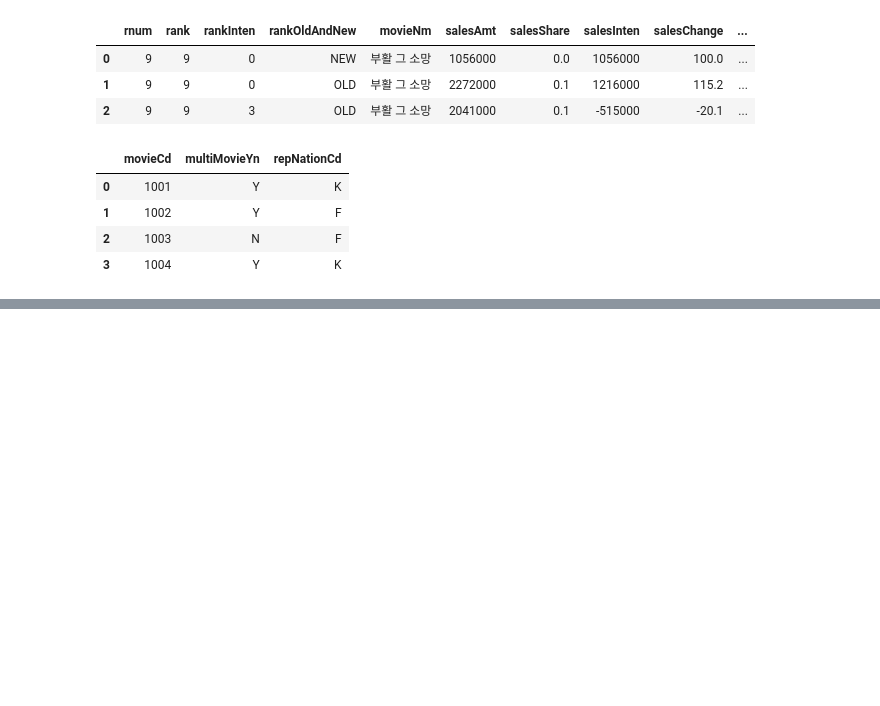
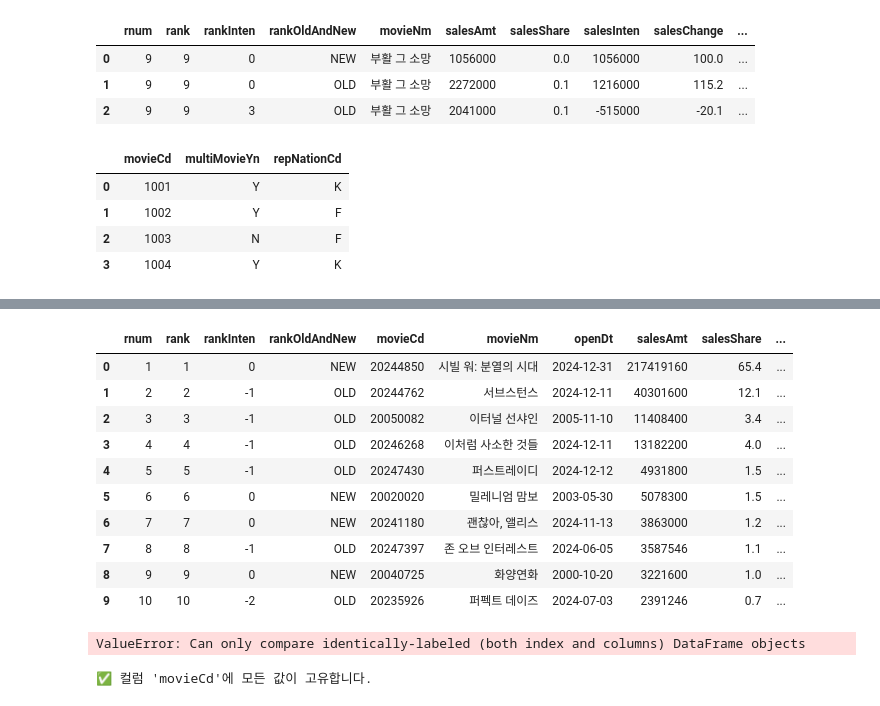
Before and after one commit to Jacob-53/movie, a Jupyter notebook: notes/Untitled.ipynb, the cells around one changed output, grey strips where cells are left out. Drawn from its saved outputs; the diff is of its cells as text; code cells hidden in the pictures; blank space fills up the shorter version.

```diff
--- a/notes/Untitled.ipynb
+++ b/notes/Untitled.ipynb
@@ -149,0 +198,66 @@ r_df
+# %%
+df13=pd.read_parquet("/home/jacob/data/movies/dailyboxoffice/dt=20241231/multiMovieYn=Y")
+df14=pd.read_parquet("/home/jacob/data/movies/dailyboxoffice/dt=20241231/multiMovieYn=Y/0bd745355cc14cc9a7d4ce779b8c15fb-0.parquet")
+df14
+# %% [output]
+|  | rnum | rank | rankInten | rankOldAndNew | movieCd | movieNm | openDt | salesAmt | salesShare | ... |
+| 0 | 1 | 1 | 0 | NEW | 20244850 | 시빌 워: 분열의 시대 | 2024-12-31 | 217419160 | 65.4 | ... |
+| 1 | 2 | 2 | -1 | OLD | 20244762 | 서브스턴스 | 2024-12-11 | 40301600 | 12.1 | ... |
+| 2 | 3 | 3 | -1 | OLD | 20050082 | 이터널 선샤인 | 2005-11-10 | 11408400 | 3.4 | ... |
+| 3 | 4 | 4 | -1 | OLD | 20246268 | 이처럼 사소한 것들 | 2024-12-11 | 13182200 | 4.0 | ... |
+| 4 | 5 | 5 | -1 | OLD | 20247430 | 퍼스트레이디 | 2024-12-12 | 4931800 | 1.5 | ... |
+| 5 | 6 | 6 | 0 | NEW | 20020020 | 밀레니엄 맘보 | 2003-05-30 | 5078300 | 1.5 | ... |
+| 6 | 7 | 7 | 0 | NEW | 20241180 | 괜찮아, 앨리스 | 2024-11-13 | 3863000 | 1.2 | ... |
+| 7 | 8 | 8 | -1 | OLD | 20247397 | 존 오브 인터레스트 | 2024-06-05 | 3587546 | 1.1 | ... |
+| 8 | 9 | 9 | 0 | NEW | 20040725 | 화양연화 | 2000-10-20 | 3221600 | 1.0 | ... |
+| 9 | 10 | 10 | -2 | OLD | 20235926 | 퍼펙트 데이즈 | 2024-07-03 | 2391246 | 0.7 | ... |
+# %%
+import pandas as pd
+
+# Parquet 데이터 경로 (메타 주소 사용)
+path1 = "/home/jacob/data/movies/merge/dailyboxoffice/dt=20240102"
+path2 = "/home/jacob/data/movie-after/meta/meta.parquet"
+
+# Parquet 데이터 읽기
+df1 = pd.read_parquet(path1, engine="pyarrow")
+df2 = pd.read_parquet(path2, engine="pyarrow")
+
+# 🔹 1. NaN 값 처리
+df1 = df1.fillna("_NAN_")
+df2 = df2.fillna("_NAN_")
+
+# 🔹 2. 데이터 타입 통일
+df1 = df1.astype(str)
+df2 = df2.astype(str)
+
+# 🔹 3. 컬럼 정렬
+df1 = df1[sorted(df1.columns)]
+df2 = df2[sorted(df2.columns)]
+
+# 🔹 4. 인덱스 정리
+df1 = df1.reset_index(drop=True)
+df2 = df2.reset_index(drop=True)
+
+# 🔹 5. 차이점 비교
+diff_bool = df1 != df2
+
+# 🔹 6. 차이점 출력
+if not diff_bool.any().any():
+    print("📢 파일이 완전히 동일합니다.")
+else:
+    print("⚠️ 파일이 다릅니다!")
+    diff_data = df1.compare(df2)
+# %% [output]
+ValueError: Can only compare identically-labeled (both index and columns) DataFrame objects
+# %%
+kdf=pd.read_parquet("/home/jacob/data/movie-after/meta/meta.parquet")
+kdf
+column_name = "movieCd"  # 체크할 컬럼명
+duplicates = kdf[column_name].duplicated().any()
+
+if duplicates:
+    print(f"⚠️ 컬럼 '{column_name}'에 중복된 값이 있습니다.")
+else:
+    print(f"✅ 컬럼 '{column_name}'에 모든 값이 고유합니다.")
+# %% [output]
+✅ 컬럼 'movieCd'에 모든 값이 고유합니다.
```
Also changed, not shown: parts of 4 cells of this notebook, 3 other files.
